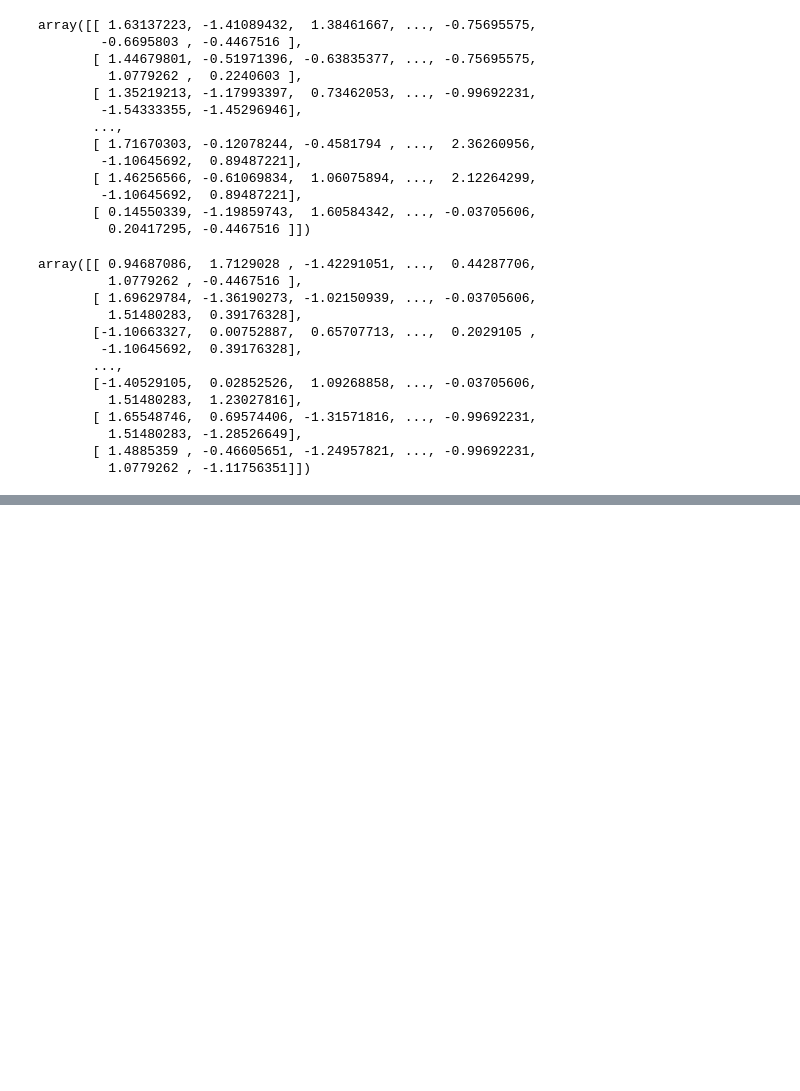
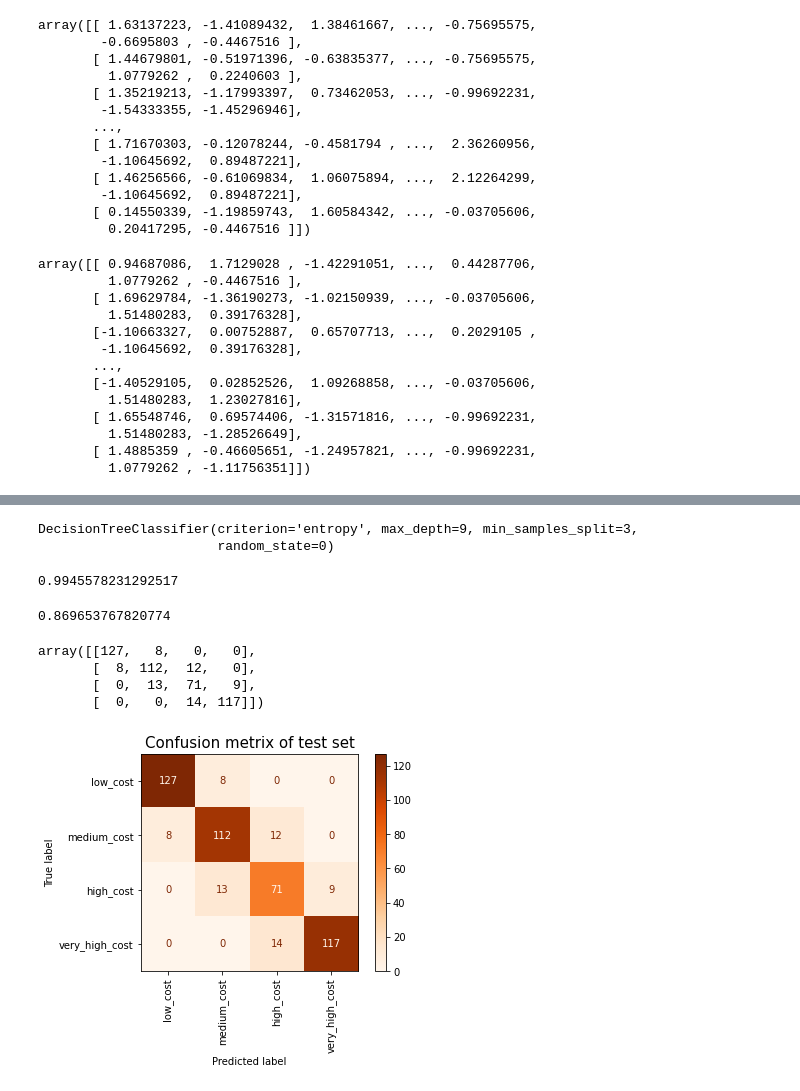
Before and after one commit to itsmimahi/Mobile-Price-Range-Prediction, a Jupyter notebook: ML_Classificatin_Project.ipynb, the cells around one changed output, grey strips where cells are left out. Drawn from its saved outputs; the diff is of its cells as text; code cells hidden in the pictures; blank space fills up the shorter version.

```diff
--- a/ML_Classificatin_Project.ipynb
+++ b/ML_Classificatin_Project.ipynb
@@ -670,0 +750,14 @@ def plot_auc_roc(y_test,pred_prob):
+# %%
+# Creating an object for classifier.
+dtc_ = DecisionTreeClassifier(random_state=0)
+# %%
+# Parameter grid value for hyperparameter tuning.
+grid_values = {'criterion':['gini','entropy'],
+               'max_depth':[2,3,4,5,6,9,10,11,12,13,14,15],
+               'splitter':['best','random'],
+               'min_samples_split':[3,5,10],
+               'max_features':['auto','sqrt','log2',None]}
+# %%
+# Applying GridsearchCV and fitting model in it.
+dtc_tune = GridSearchCV(dtc_, param_grid=grid_values, cv=5, scoring='accuracy', verbose=3)
+dtc_tune.fit(x_train,y_train)
@@ -670,0 +805,7 @@ def plot_auc_roc(y_test,pred_prob):
+# %%
+# Using best parameter and training the data.
+dtc_optimal = DecisionTreeClassifier(criterion='entropy', max_depth=9, min_samples_split=3, random_state=0)
+dtc_optimal.fit(x_train,y_train)
+# %% [output]
+DecisionTreeClassifier(criterion='entropy', max_depth=9, min_samples_split=3,
+                       random_state=0)
@@ -670,0 +816,26 @@ def plot_auc_roc(y_test,pred_prob):
+# %%
+# Checking the acurracy of train set.
+accuracy_score(y_train,y_train_predi)
+# %% [output]
+0.9945578231292517
+# %%
+# Checking the accuracy of test set.
+accuracy_score(y_test,y_test_predi)
+# %% [output]
+0.869653767820774
+# %%
+# Getting confusion metrix for test set.
+cf_metrix = confusion_matrix(y_test,y_test_predi)
+cf_metrix
+# %% [output]
+array([[127,   8,   0,   0],
+       [  8, 112,  12,   0],
+       [  0,  13,  71,   9],
+       [  0,   0,  14, 117]])
+# %%
+# Plotting confusion metrix for test set.
+plot_confusion_matrix(dtc_optimal,x_test,y_test, cmap='Oranges', display_labels=class_list, xticks_rotation='vertical')
+plt.title('Confusion metrix of test set', fontsize=15)
+plt.show()
+# %% [output]
+[figure, added]
```
Also changed, not shown: parts of 25 cells of this notebook.
